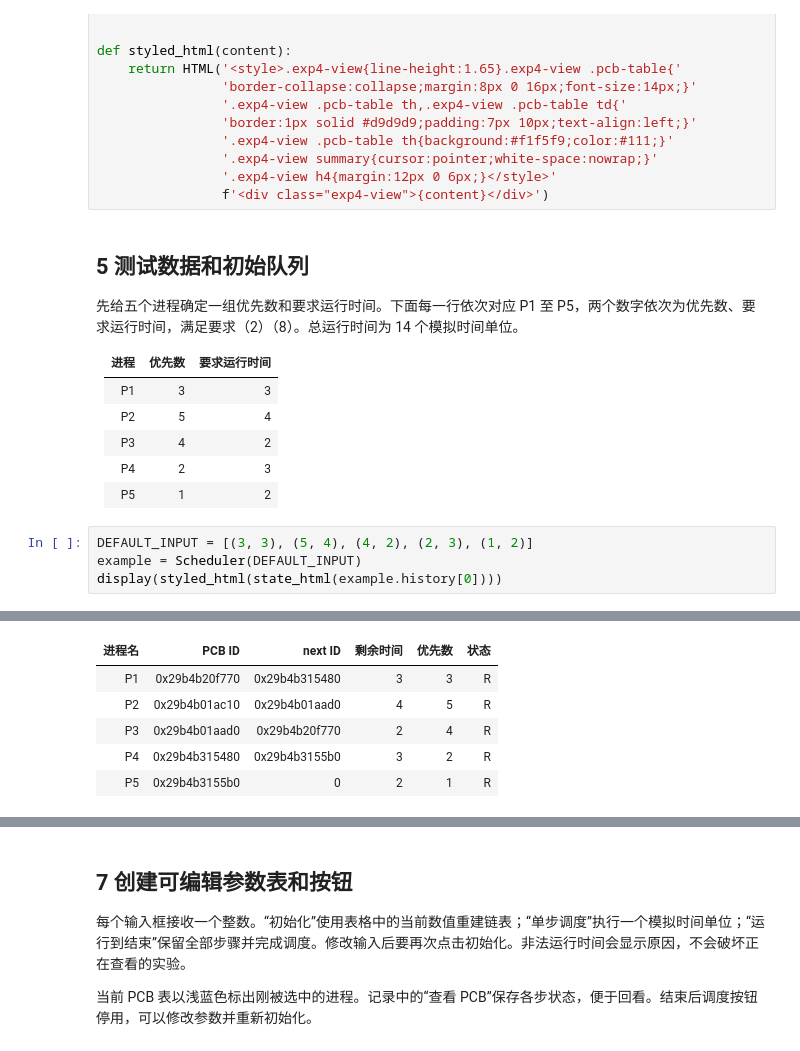
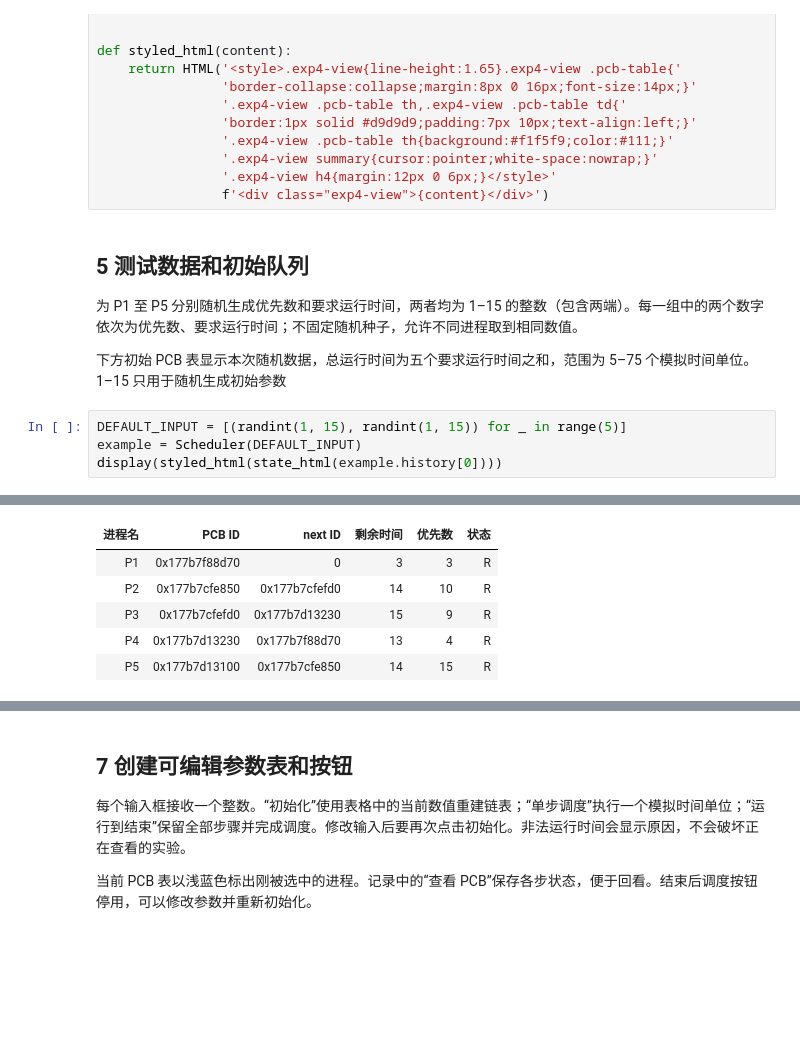
Before and after one commit to SpringFieldCafe/operating-system, a Jupyter notebook: exp4/src/实验4_动态优先数进程调度.ipynb, the cells around one changed output, grey strips where cells are left out. Cells and saved outputs as stored; diff of their text form; blank space fills up the shorter version.

```diff
--- a/exp4/src/实验4_动态优先数进程调度.ipynb
+++ b/exp4/src/实验4_动态优先数进程调度.ipynb
@@ -233,17 +206,11 @@ def styled_html(content):
 # %% [markdown]
 ## 5 测试数据和初始队列
 
-先给五个进程确定一组优先数和要求运行时间。下面每一行依次对应 P1 至 P5，两个数字依次为优先数、要求运行时间，满足要求（2）（8）。总运行时间为 14 个模拟时间单位。
+为 P1 至 P5 分别随机生成优先数和要求运行时间，两者均为 1–15 的整数（包含两端）。每一组中的两个数字依次为优先数、要求运行时间；不固定随机种子，允许不同进程取到相同数值。
 
-| 进程 | 优先数 | 要求运行时间 |
-|---|---:|---:|
-| P1 | 3 | 3 |
-| P2 | 5 | 4 |
-| P3 | 4 | 2 |
-| P4 | 2 | 3 |
-| P5 | 1 | 2 |
+下方初始 PCB 表显示本次随机数据，总运行时间为五个要求运行时间之和，范围为 5–75 个模拟时间单位。1–15 只用于随机生成初始参数
 # %%
-DEFAULT_INPUT = [(3, 3), (5, 4), (4, 2), (2, 3), (1, 2)]
+DEFAULT_INPUT = [(randint(1, 15), randint(1, 15)) for _ in range(5)]
 example = Scheduler(DEFAULT_INPUT)
 display(styled_html(state_html(example.history[0])))
 # %% [output]
@@ -253,9 +220,9 @@ head = 0x29b4b01ac10
 | 进程名 | PCB ID | next ID | 剩余时间 | 优先数 | 状态 |
-| P1 | 0x29b4b20f770 | 0x29b4b315480 | 3 | 3 | R |
-| P2 | 0x29b4b01ac10 | 0x29b4b01aad0 | 4 | 5 | R |
-| P3 | 0x29b4b01aad0 | 0x29b4b20f770 | 2 | 4 | R |
-| P4 | 0x29b4b315480 | 0x29b4b3155b0 | 3 | 2 | R |
-| P5 | 0x29b4b3155b0 | 0 | 2 | 1 | R |
+| P1 | 0x177b7f88d70 | 0 | 3 | 3 | R |
+| P2 | 0x177b7cfe850 | 0x177b7cfefd0 | 14 | 10 | R |
+| P3 | 0x177b7cfefd0 | 0x177b7d13230 | 15 | 9 | R |
+| P4 | 0x177b7d13230 | 0x177b7f88d70 | 13 | 4 | R |
+| P5 | 0x177b7d13100 | 0x177b7cfe850 | 14 | 15 | R |
 # %% [markdown]
 ## 6 运行结果
 
```
Also changed, not shown: parts of 16 cells of this notebook, 5 other files.
